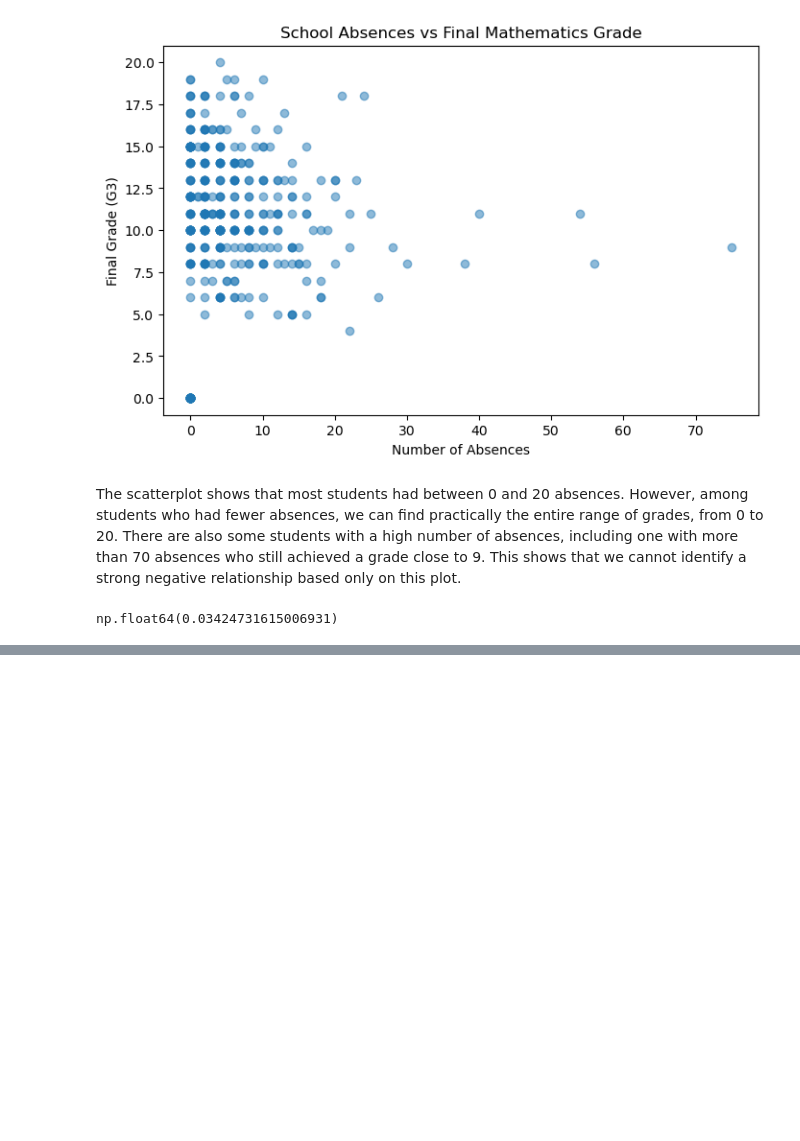
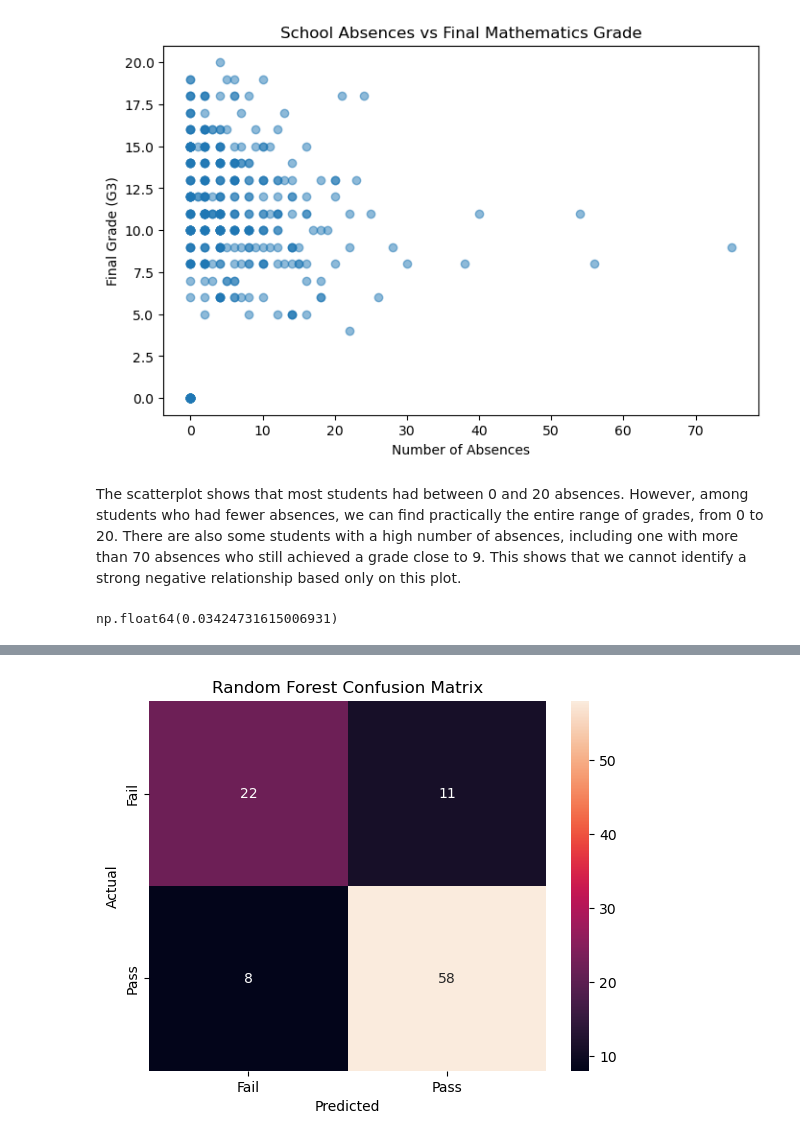
Before and after one commit to sba23349-spec/CA1_MachineLearning_sba23349, a Jupyter notebook: CA1-ML-sba23349.ipynb, the cells around one changed output, grey strips where cells are left out. Drawn from its saved outputs; the diff is of its cells as text; code cells hidden in the pictures; blank space fills up the shorter version.

```diff
--- a/CA1-ML-sba23349.ipynb
+++ b/CA1-ML-sba23349.ipynb
@@ -312,0 +579,11 @@ np.float64(0.03424731615006931)
+# %%
+from sklearn.ensemble import RandomForestClassifier
+
+# Create Random Forest classifier
+rf_model = RandomForestClassifier(
+    n_estimators=100,
+    random_state=42
+)
+
+# Train the model
+rf_model.fit(X_train_prepared, y_train)
@@ -312,0 +630,18 @@ np.float64(0.03424731615006931)
+# %%
+# Predict using Random Forest
+y_predict = rf_model.predict(X_test_prepared)
+
+# Calculate confusion matrix
+cm = confusion_matrix(y_test, y_predict)
+
+# Plot confusion matrix
+sns.heatmap(cm, annot=True, fmt='d',
+            xticklabels=['Fail', 'Pass'],
+            yticklabels=['Fail', 'Pass'])
+
+plt.xlabel('Predicted')
+plt.ylabel('Actual')
+plt.title('Random Forest Confusion Matrix')
+plt.show()
+# %% [output]
+[figure, added]
```
Also changed, not shown: parts of 40 cells of this notebook.
